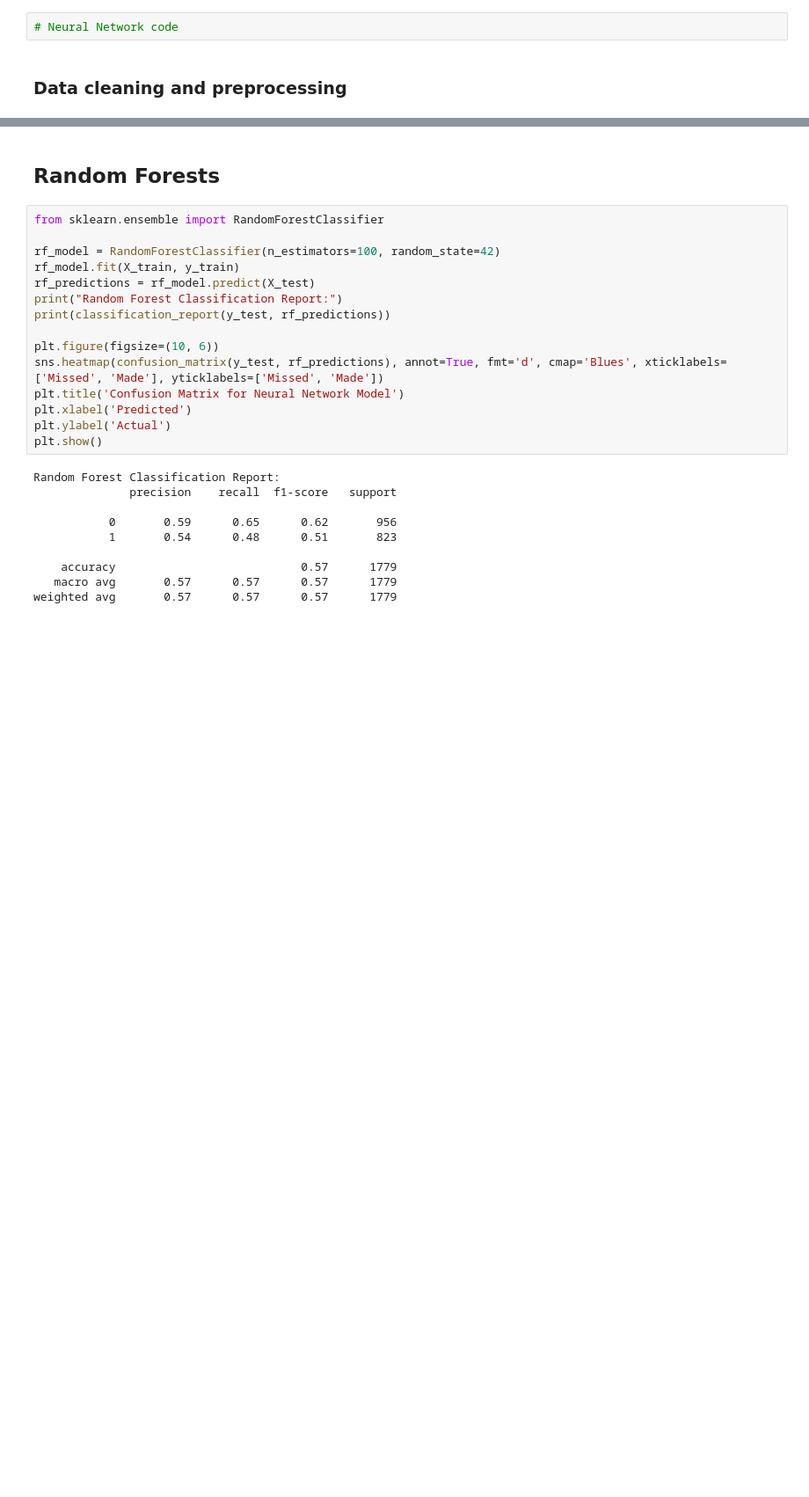
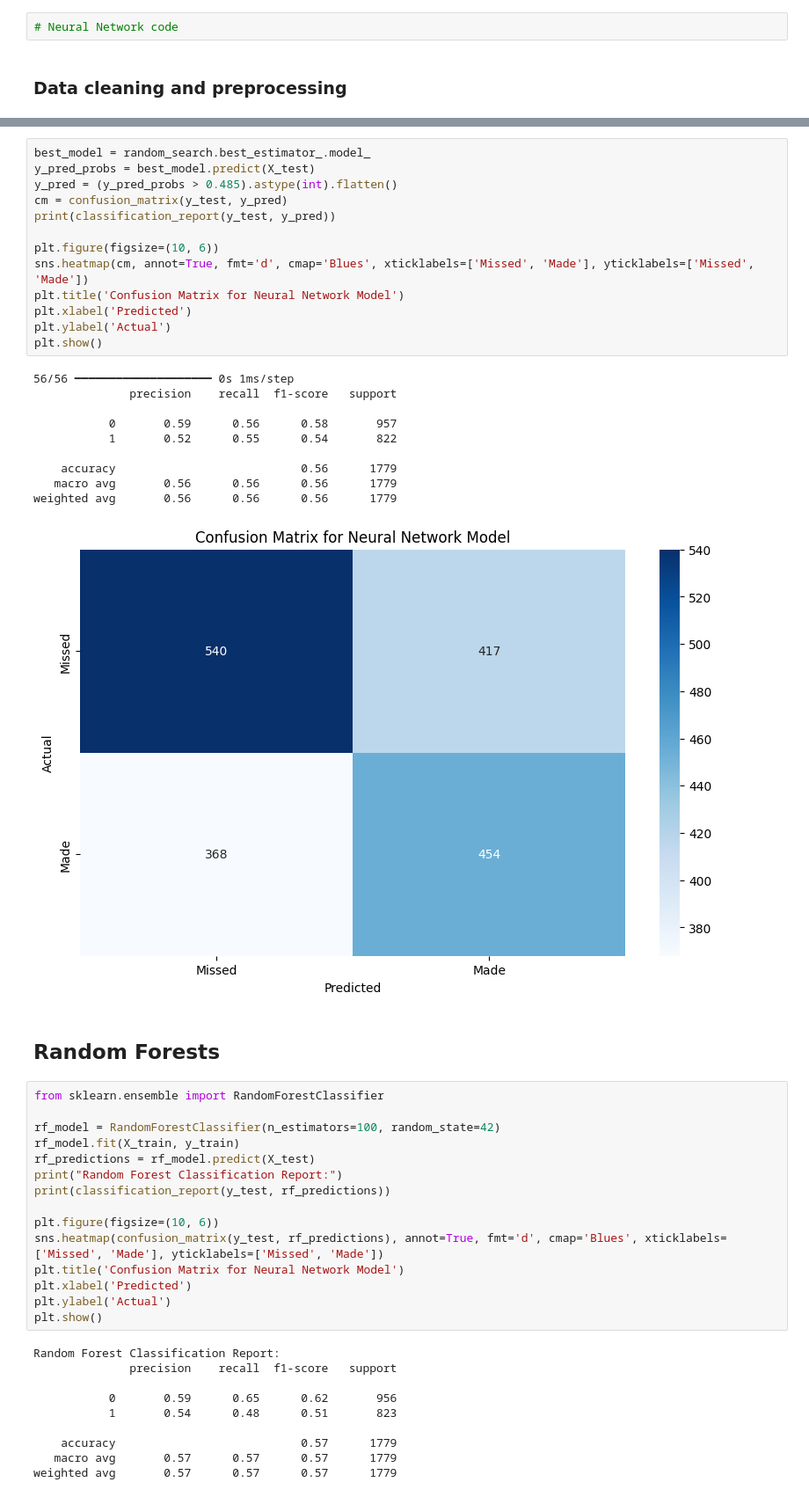
Before and after one commit to raulsharma21/NBA-Actions, a Jupyter notebook: code/shot_predictor.ipynb, the cells around one changed output, grey strips where cells are left out. Shown: that part at 88% size. Drawn from its saved outputs; the diff is of its cells as text; blank space fills up the shorter version.

Commit message:
Update shot_predictor.ipynb
Added RandomSearchCV and adjusted the probability

```diff
--- a/code/shot_predictor.ipynb
+++ b/code/shot_predictor.ipynb
@@ -111,3 +101,27 @@ weighted avg       0.56      0.56      0.56      1779
+# %%
+best_model = random_search.best_estimator_.model_
+y_pred_probs = best_model.predict(X_test)
+y_pred = (y_pred_probs > 0.485).astype(int).flatten()
+cm = confusion_matrix(y_test, y_pred)
+print(classification_report(y_test, y_pred))
+
+plt.figure(figsize=(10, 6))
+sns.heatmap(cm, annot=True, fmt='d', cmap='Blues', xticklabels=['Missed', 'Made'], yticklabels=['Missed', 'Made'])
+plt.title('Confusion Matrix for Neural Network Model')
+plt.xlabel('Predicted')
+plt.ylabel('Actual')
+plt.show()
+# %% [output]
+56/56 ━━━━━━━━━━━━━━━━━━━━ 0s 1ms/step
+              precision    recall  f1-score   support
+
+           0       0.59      0.56      0.58       957
+           1       0.52      0.55      0.54       822
+
+    accuracy                           0.56      1779
+   macro avg       0.56      0.56      0.56      1779
+weighted avg       0.56      0.56      0.56      1779
+[figure, added]
 # %% [markdown]
 ## Random Forests
 # %%
```
Also changed, not shown: parts of 2 cells of this notebook.
